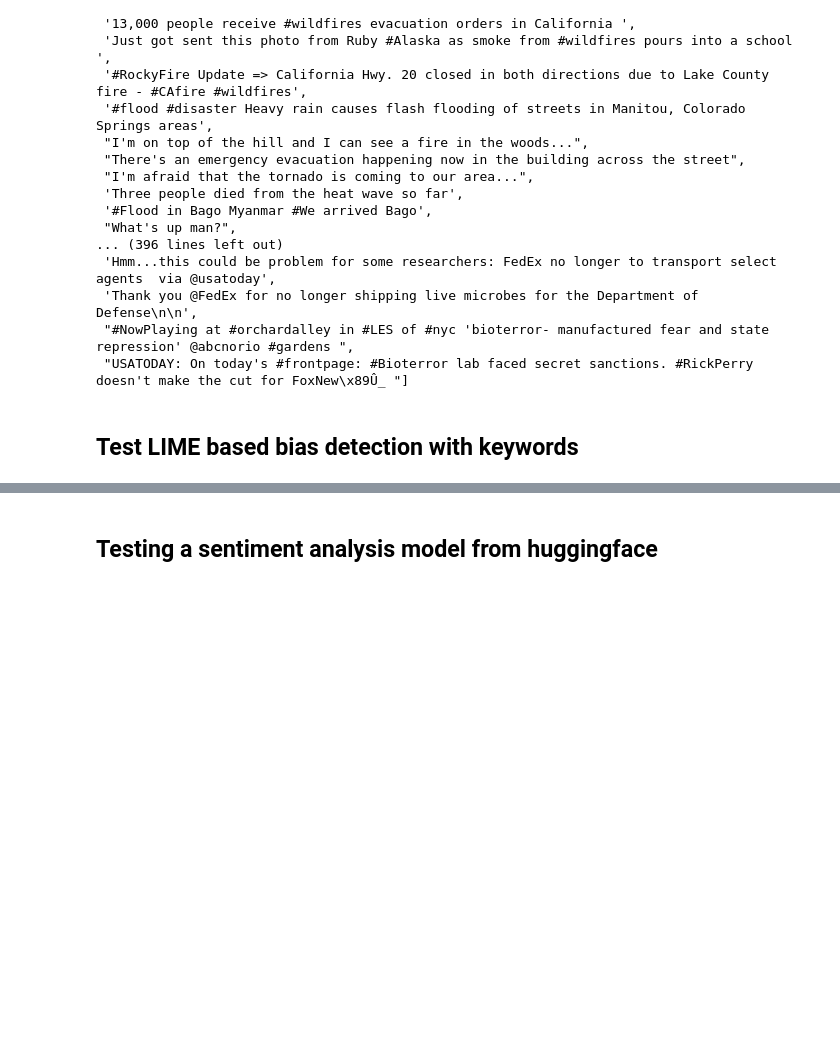
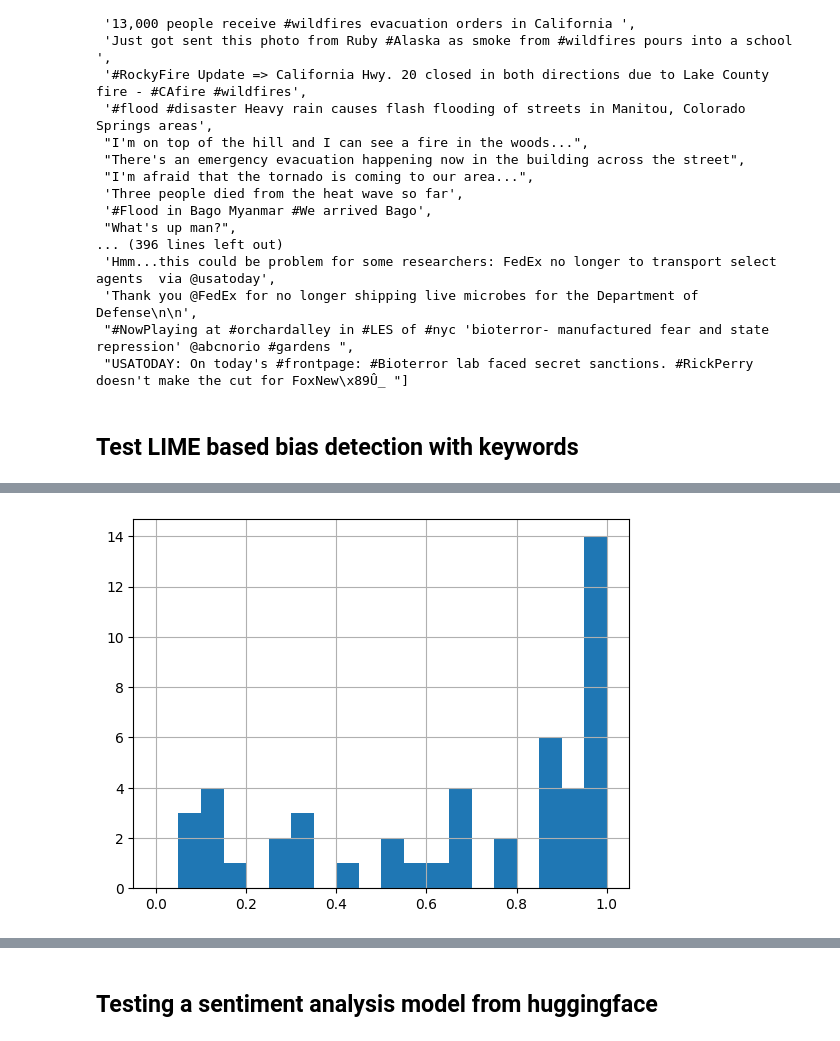
Before and after one commit to biaslyze-dev/biaslyze, a Jupyter notebook: notebooks/test-0.0.1-twitter-disaster.ipynb, the cells around one changed output, grey strips where cells are left out. Drawn from its saved outputs; the diff is of its cells as text; code cells hidden in the pictures; blank space fills up the shorter version.

```diff
--- a/notebooks/test-0.0.1-twitter-disaster.ipynb
+++ b/notebooks/test-0.0.1-twitter-disaster.ipynb
@@ -150,0 +171,4 @@ res_df["bias_keywords_joined"] = res_df.bias_keywords.apply(lambda x: ", ".join(
+# %%
+res_df[res_df.bias_concepts_joined == "nationality"].normalized_position.hist(bins=20, range=[0, 1], align="mid");
+# %% [output]
+[figure, added]
```
Also changed, not shown: parts of 21 cells of this notebook, 3 other files.
